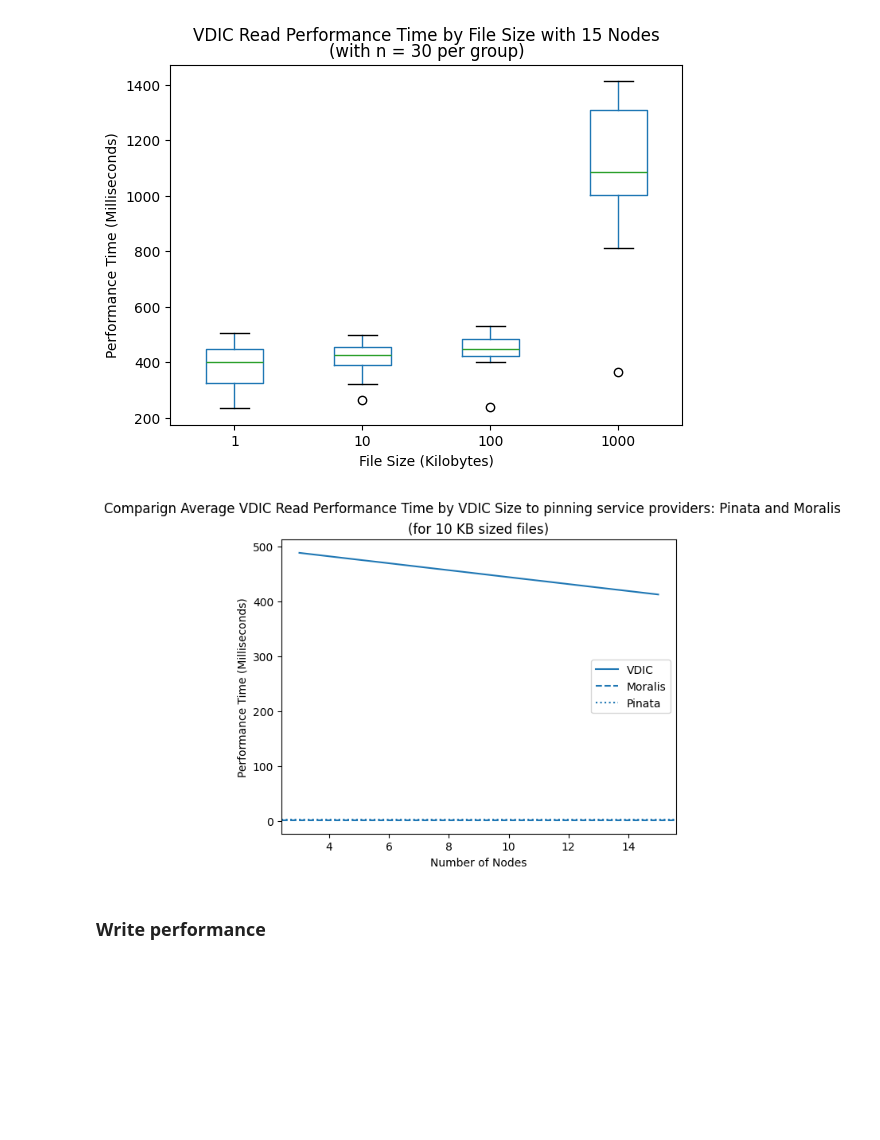
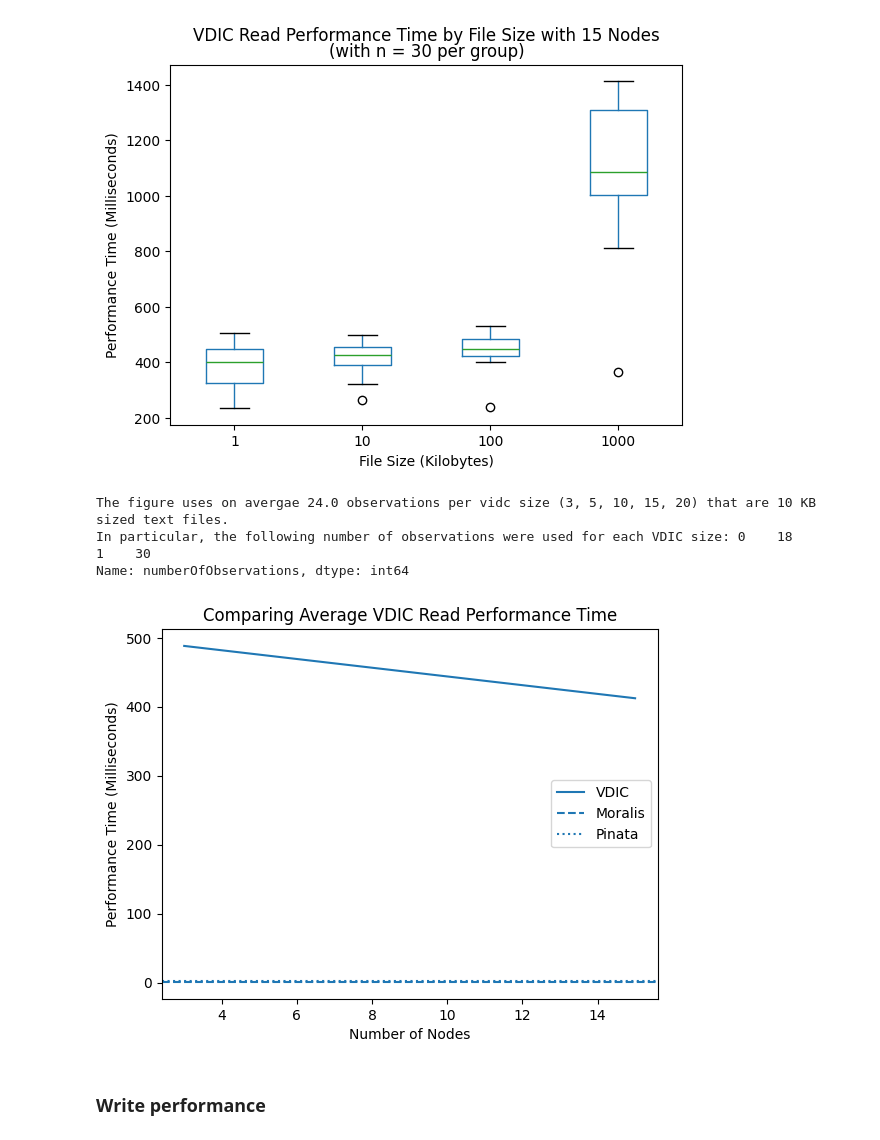
Before and after one commit to sid030sid/evaluation-vdic, a Jupyter notebook: evaluation.ipynb, the cells around one changed output. Saved outputs shown, nothing was run; the diff lists cells and outputs as text; code cells hidden in the pictures; blank space fills up the shorter version.

Commit message:
adapted code and text for figures

```diff
--- a/evaluation.ipynb
+++ b/evaluation.ipynb
@@ -285,38 +285,49 @@ for vdic in vdics:
 # Compare read performance time of VDICs with different number of nodes (based on 10 KB file)
 avgReadPerformanceTimeByVdicSize = []
 for vdic in vdics:
+    temp=vdic["cleanedReadPerformanceMeasurements"][vdic["cleanedReadPerformanceMeasurements"]["sizeGroup"] == 10]['performanceTime']
     avgReadPerformanceTimeByVdicSize.append(
         {
             "numberOfNodes": vdic["numberOfNodes"],
-            "avgReadPerformanceTime": vdic["cleanedReadPerformanceMeasurements"][vdic["cleanedReadPerformanceMeasurements"]["sizeGroup"] == 10]['performanceTime'].mean()
+            "avgReadPerformanceTime": temp.mean(),
+            "numberOfObservations": len(temp)
         }
     )
 
 # plot the average read performance time of VDICs with different number of nodes
 avgReadPerformanceTimeByVdicSize = pd.DataFrame(avgReadPerformanceTimeByVdicSize)
 plt.plot(
     avgReadPerformanceTimeByVdicSize['numberOfNodes'], avgReadPerformanceTimeByVdicSize['avgReadPerformanceTime'],
     label = "VDIC"
 )
 plt.axhline(
     y = cleanedMoralisReadPerformanceMeasurements[cleanedMoralisReadPerformanceMeasurements["sizeGroup"] == 10]["performanceTime"].mean(),
     linestyle = 'dashed',
     label = "Moralis"
 )
 plt.axhline(
     y = cleanedPinataReadPerformanceMeasurements[cleanedPinataReadPerformanceMeasurements["sizeGroup"] == 10]["performanceTime"].mean(),
     linestyle = ':',
     label = "Pinata"
 )
-plt.suptitle('Comparign Average VDIC Read Performance Time by VDIC Size to pinning service providers: Pinata and Moralis')
-plt.title("(for 10 KB sized files)")
+plt.title("Comparing Average VDIC Read Performance Time") # old but too long title: Comparign Average VDIC Read Performance Time by VDIC Size to pinning service providers: Pinata and Moralis'
 plt.xlabel('Number of Nodes')
 plt.ylabel('Performance Time (Milliseconds)')
 plt.legend()
 plt.savefig('./evaluation-figures/vdic-average-read-performance-time-by-vdic-size.png')
+
+# print information about the data used in the figure
+print("The figure uses on avergae",avgReadPerformanceTimeByVdicSize['numberOfObservations'].mean(),"observations per vidc size (3, 5, 10, 15, 20) that are 10 KB sized text files.")
+print("In particular, the following number of observations were used for each VDIC size:", str(avgReadPerformanceTimeByVdicSize['numberOfObservations']))
+
+# print figure
 plt.show()
 # %% [output]
+The figure uses on avergae 24.0 observations per vidc size (3, 5, 10, 15, 20) that are 10 KB sized text files.
+In particular, the following number of observations were used for each VDIC size: 0    18
+1    30
+Name: numberOfObservations, dtype: int64
-[figure, old version]
+[figure, new version]
 # %% [markdown]
 ### Write performance
 # %%
```
Also changed, not shown: parts of 1 cell of this notebook, 2 other files.
